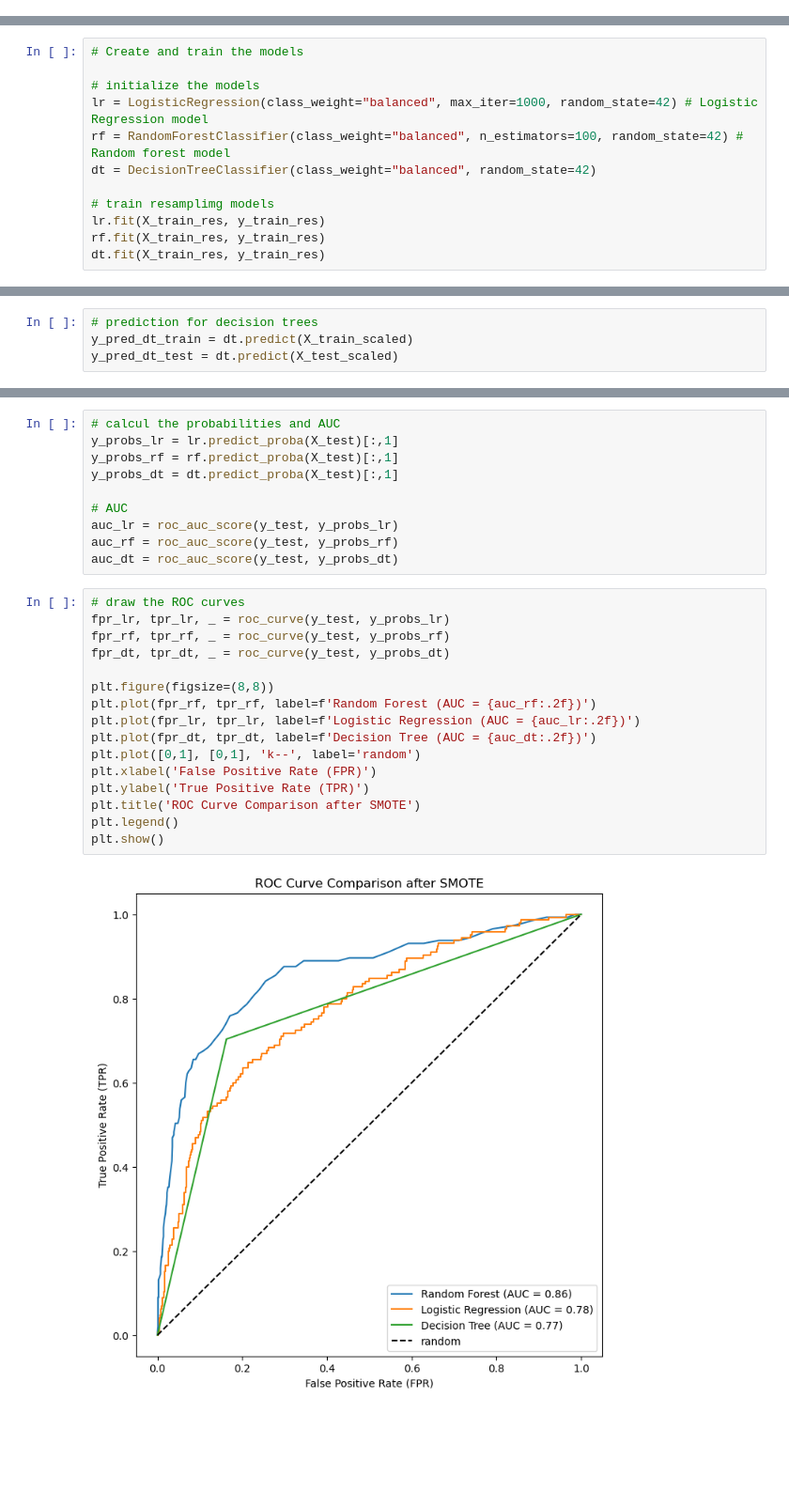
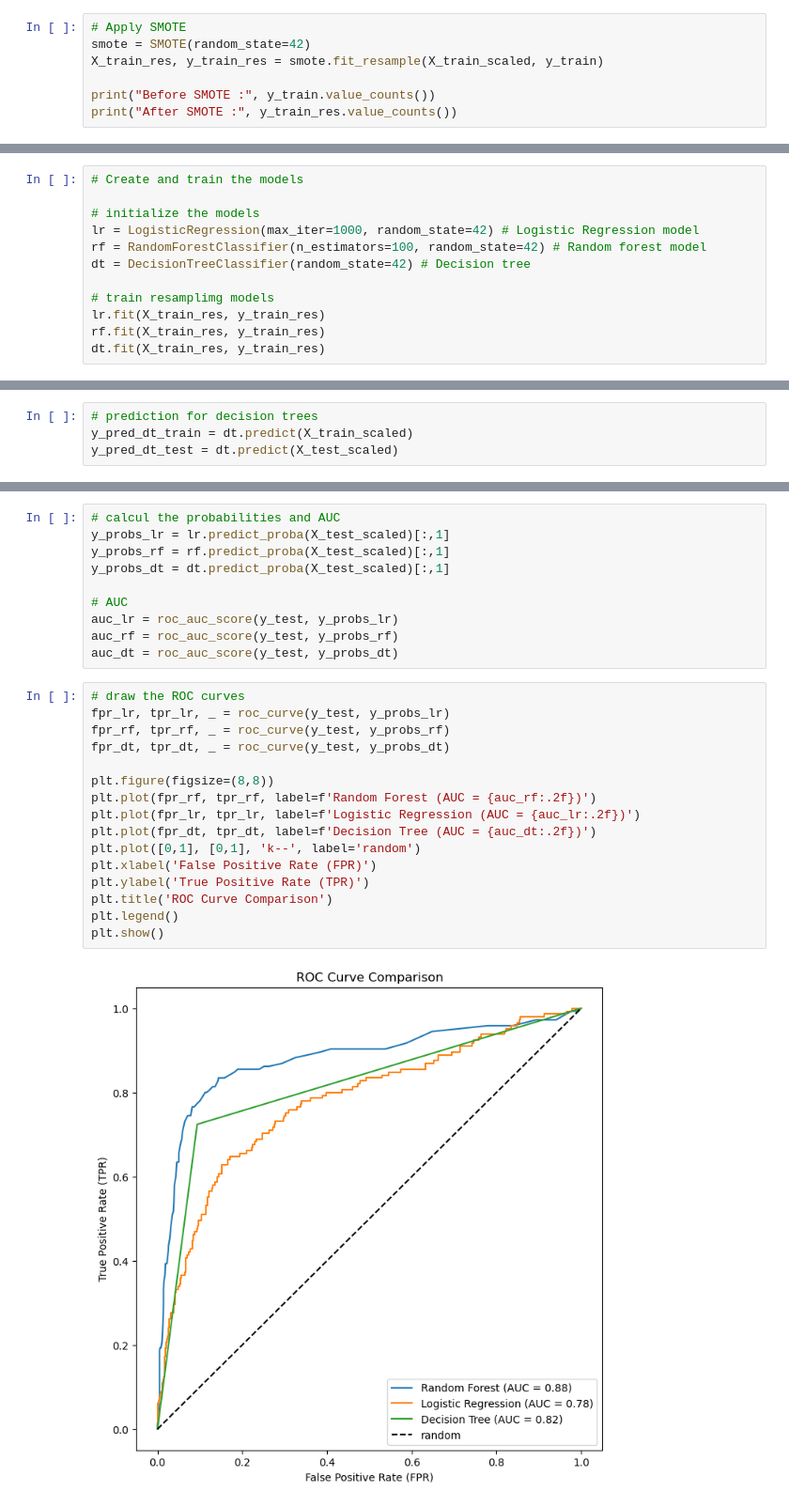
Before and after one commit to tolly00/project-phase-3, a Jupyter notebook: student.ipynb, the cells around one changed output, grey strips where cells are left out. Shown: that part at 94% size. Cells and saved outputs as stored; diff of their text form; blank space fills up the shorter version.

```diff
--- a/student.ipynb
+++ b/student.ipynb
@@ -198,3 +231,10 @@ Name: count, dtype: int64
 scaler = StandardScaler()
 X_train_scaled = scaler.fit_transform(X_train)
 X_test_scaled = scaler.transform(X_test)
+# %%
+# Apply SMOTE
+smote = SMOTE(random_state=42)
+X_train_res, y_train_res = smote.fit_resample(X_train_scaled, y_train)
+
+print("Before SMOTE :", y_train.value_counts())
+print("After SMOTE :", y_train_res.value_counts())
@@ -202,9 +251,9 @@ X_test_scaled = scaler.transform(X_test)
 # Create and train the models
 
 # initialize the models
-lr = LogisticRegression(class_weight="balanced", max_iter=1000, random_state=42) # Logistic Regression model
-rf = RandomForestClassifier(class_weight="balanced", n_estimators=100, random_state=42) # Random forest model
-dt = DecisionTreeClassifier(class_weight="balanced", random_state=42)
+lr = LogisticRegression(max_iter=1000, random_state=42) # Logistic Regression model
+rf = RandomForestClassifier(n_estimators=100, random_state=42) # Random forest model
+dt = DecisionTreeClassifier(random_state=42) # Decision tree
 
 # train resamplimg models
 lr.fit(X_train_res, y_train_res)
@@ -311,8 +360,8 @@ plt.show()
 # %%
 # calcul the probabilities and AUC
-y_probs_lr = lr.predict_proba(X_test)[:,1]
-y_probs_rf = rf.predict_proba(X_test)[:,1]
-y_probs_dt = dt.predict_proba(X_test)[:,1]
+y_probs_lr = lr.predict_proba(X_test_scaled)[:,1]
+y_probs_rf = rf.predict_proba(X_test_scaled)[:,1]
+y_probs_dt = dt.predict_proba(X_test_scaled)[:,1]
 
 # AUC
 auc_lr = roc_auc_score(y_test, y_probs_lr)
@@ -321,18 +370,18 @@ auc_dt = roc_auc_score(y_test, y_probs_dt)
 # %%
 # draw the ROC curves
 fpr_lr, tpr_lr, _ = roc_curve(y_test, y_probs_lr)
 fpr_rf, tpr_rf, _ = roc_curve(y_test, y_probs_rf)
 fpr_dt, tpr_dt, _ = roc_curve(y_test, y_probs_dt)
 
 plt.figure(figsize=(8,8))
 plt.plot(fpr_rf, tpr_rf, label=f'Random Forest (AUC = {auc_rf:.2f})')
 plt.plot(fpr_lr, tpr_lr, label=f'Logistic Regression (AUC = {auc_lr:.2f})')
 plt.plot(fpr_dt, tpr_dt, label=f'Decision Tree (AUC = {auc_dt:.2f})')
 plt.plot([0,1], [0,1], 'k--', label='random')
 plt.xlabel('False Positive Rate (FPR)')
 plt.ylabel('True Positive Rate (TPR)')
-plt.title('ROC Curve Comparison after SMOTE')
+plt.title('ROC Curve Comparison')
 plt.legend()
 plt.show()
 # %% [output]
-[figure, old version]
+[figure, new version]
```
Also changed, not shown: parts of 21 cells of this notebook.
